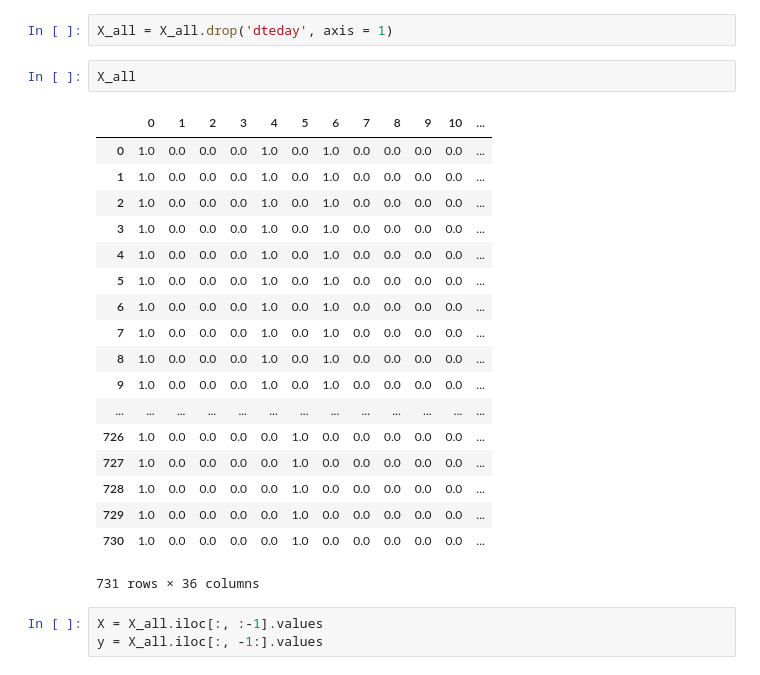
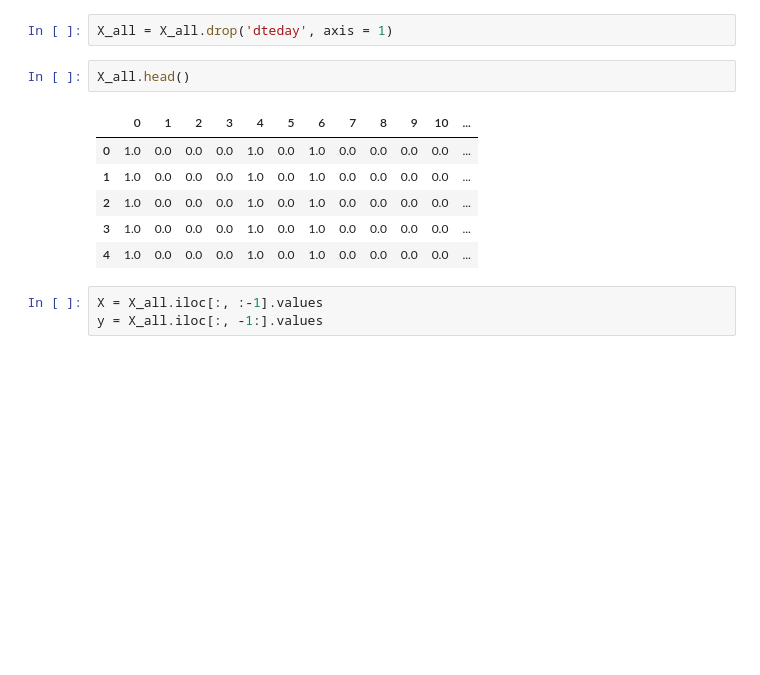
Before and after one commit to tvaditya/AndroidProjects, a Jupyter notebook: 3_Predict_Bike_Rental_Usage_Using_ANNs_(Regression_Task).ipynb, the cells around one changed output. Saved outputs shown, nothing was run; the diff lists cells and outputs as text; blank space fills up the shorter version.

```diff
--- a/3_Predict_Bike_Rental_Usage_Using_ANNs_(Regression_Task).ipynb
+++ b/3_Predict_Bike_Rental_Usage_Using_ANNs_(Regression_Task).ipynb
@@ -374,26 +347,14 @@ X_all
 # %%
 X_all = X_all.drop('dteday', axis = 1)
 # %%
-X_all
+X_all.head()
 # %% [output]
 |  | 0 | 1 | 2 | 3 | 4 | 5 | 6 | 7 | 8 | 9 | 10 | ... |
 | 0 | 1.0 | 0.0 | 0.0 | 0.0 | 1.0 | 0.0 | 1.0 | 0.0 | 0.0 | 0.0 | 0.0 | ... |
 | 1 | 1.0 | 0.0 | 0.0 | 0.0 | 1.0 | 0.0 | 1.0 | 0.0 | 0.0 | 0.0 | 0.0 | ... |
 | 2 | 1.0 | 0.0 | 0.0 | 0.0 | 1.0 | 0.0 | 1.0 | 0.0 | 0.0 | 0.0 | 0.0 | ... |
 | 3 | 1.0 | 0.0 | 0.0 | 0.0 | 1.0 | 0.0 | 1.0 | 0.0 | 0.0 | 0.0 | 0.0 | ... |
 | 4 | 1.0 | 0.0 | 0.0 | 0.0 | 1.0 | 0.0 | 1.0 | 0.0 | 0.0 | 0.0 | 0.0 | ... |
-| 5 | 1.0 | 0.0 | 0.0 | 0.0 | 1.0 | 0.0 | 1.0 | 0.0 | 0.0 | 0.0 | 0.0 | ... |
-| 6 | 1.0 | 0.0 | 0.0 | 0.0 | 1.0 | 0.0 | 1.0 | 0.0 | 0.0 | 0.0 | 0.0 | ... |
-| 7 | 1.0 | 0.0 | 0.0 | 0.0 | 1.0 | 0.0 | 1.0 | 0.0 | 0.0 | 0.0 | 0.0 | ... |
-| 8 | 1.0 | 0.0 | 0.0 | 0.0 | 1.0 | 0.0 | 1.0 | 0.0 | 0.0 | 0.0 | 0.0 | ... |
-| 9 | 1.0 | 0.0 | 0.0 | 0.0 | 1.0 | 0.0 | 1.0 | 0.0 | 0.0 | 0.0 | 0.0 | ... |
-| ... | ... | ... | ... | ... | ... | ... | ... | ... | ... | ... | ... | ... |
-| 726 | 1.0 | 0.0 | 0.0 | 0.0 | 0.0 | 1.0 | 0.0 | 0.0 | 0.0 | 0.0 | 0.0 | ... |
-| 727 | 1.0 | 0.0 | 0.0 | 0.0 | 0.0 | 1.0 | 0.0 | 0.0 | 0.0 | 0.0 | 0.0 | ... |
-| 728 | 1.0 | 0.0 | 0.0 | 0.0 | 0.0 | 1.0 | 0.0 | 0.0 | 0.0 | 0.0 | 0.0 | ... |
-| 729 | 1.0 | 0.0 | 0.0 | 0.0 | 0.0 | 1.0 | 0.0 | 0.0 | 0.0 | 0.0 | 0.0 | ... |
-| 730 | 1.0 | 0.0 | 0.0 | 0.0 | 0.0 | 1.0 | 0.0 | 0.0 | 0.0 | 0.0 | 0.0 | ... |
-731 rows × 36 columns
 # %%
 X = X_all.iloc[:, :-1].values
 y = X_all.iloc[:, -1:].values
```
Also changed, not shown: parts of 15 cells of this notebook.
